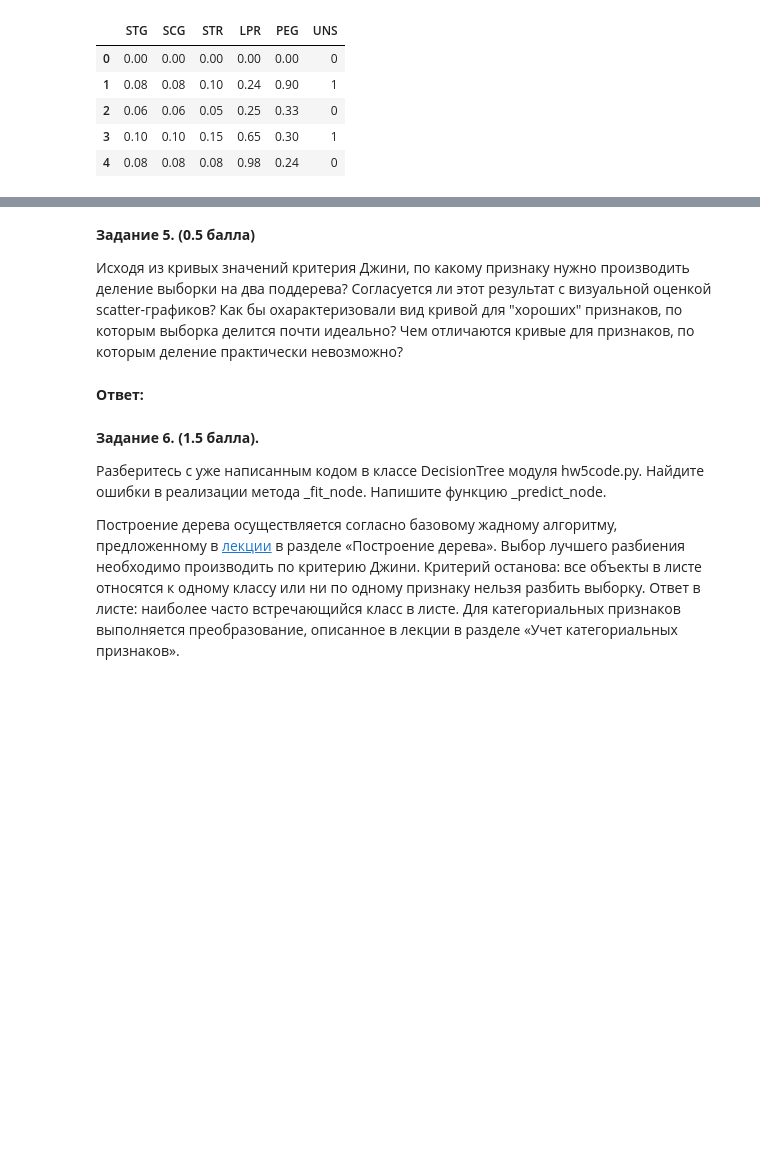
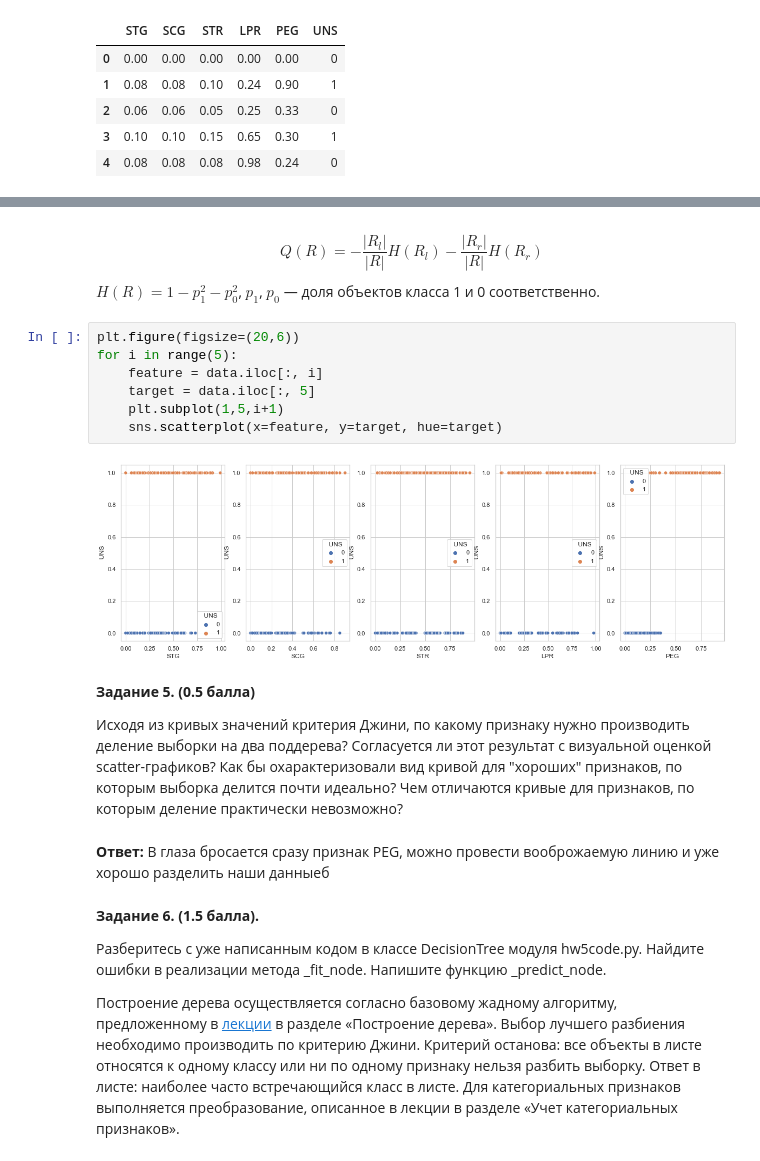
Before and after one commit to miche2020/ml-course-hse, a Jupyter notebook: 2020-fall/homeworks-practice/homework-practice-05-trees/homework-practice-05-trees.ipynb, the cells around one changed output, grey strips where cells are left out. Drawn from its saved outputs; the diff is of its cells as text; blank space fills up the shorter version.

```diff
--- a/2020-fall/homeworks-practice/homework-practice-05-trees/homework-practice-05-trees.ipynb
+++ b/2020-fall/homeworks-practice/homework-practice-05-trees/homework-practice-05-trees.ipynb
@@ -277,9 +258,20 @@ def find_best_split(feature_vector, target_vector):
+# %% [markdown]
+$$Q(R) = -\frac {|R_l|}{|R|}H(R_l) -\frac {|R_r|}{|R|}H(R_r)$$ $H(R) = 1-p_1^2-p_0^2$, $p_1$, $p_0$ — доля объектов класса 1 и 0 соответственно.
+# %%
+plt.figure(figsize=(20,6))
+for i in range(5):
+    feature = data.iloc[:, i]
+    target = data.iloc[:, 5]
+    plt.subplot(1,5,i+1)
+    sns.scatterplot(x=feature, y=target, hue=target)
+# %% [output]
+[figure, added]
 # %% [markdown]
 __Задание 5. (0.5 балла)__
 
 Исходя из кривых значений критерия Джини, по какому признаку нужно производить деление выборки на два поддерева? Согласуется ли этот результат с визуальной оценкой scatter-графиков? Как бы охарактеризовали вид кривой для "хороших" признаков, по которым выборка делится почти идеально? Чем отличаются кривые для признаков, по которым деление практически невозможно?
-# %% [markdown]
-**Ответ:**
+# %% [markdown]
+**Ответ:** В глаза бросается сразу признак PEG, можно провести вооброжаемую линию и уже хорошо разделить наши данныеб
 # %% [markdown]
 __Задание 6. (1.5 балла).__
 
```
Also changed, not shown: parts of 7 cells of this notebook, 1 other file.
